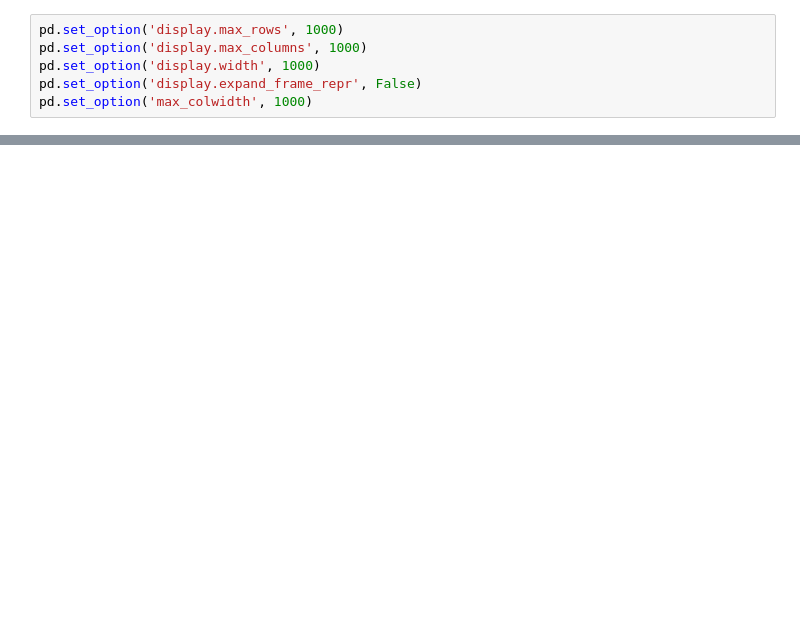
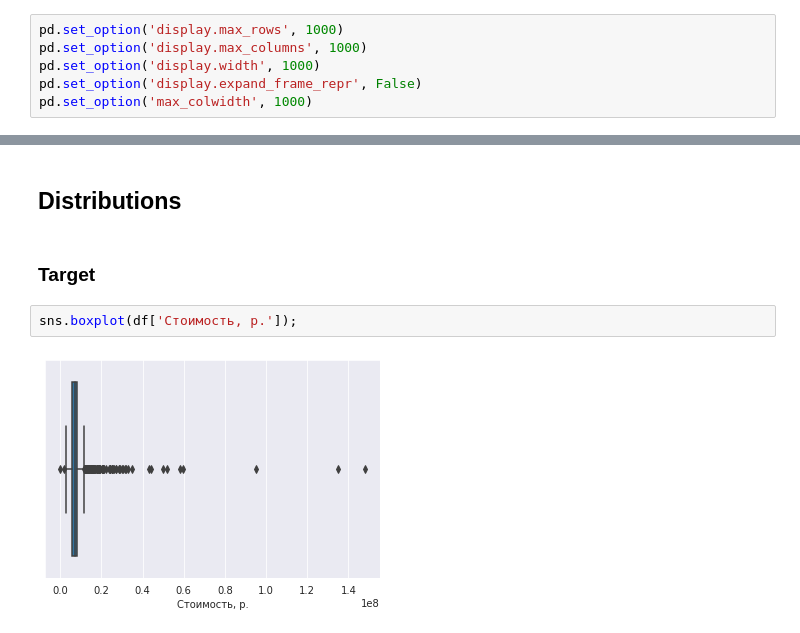
Before and after one commit to zakladniy/apartment_price_prediction, a Jupyter notebook: notebooks/EDA.ipynb, the cells around one changed output, grey strips where cells are left out. Saved outputs shown, nothing was run; the diff lists cells and outputs as text; blank space fills up the shorter version.

```diff
--- a/notebooks/EDA.ipynb
+++ b/notebooks/EDA.ipynb
@@ -481,0 +92,8 @@ df.shape
+# %% [markdown]
+## Distributions
+# %% [markdown]
+### Target
+# %%
+sns.boxplot(df['Стоимость, р.']);
+# %% [output]
+[figure, added]
```
Also changed, not shown: parts of 38 cells of this notebook, 4 other files.
